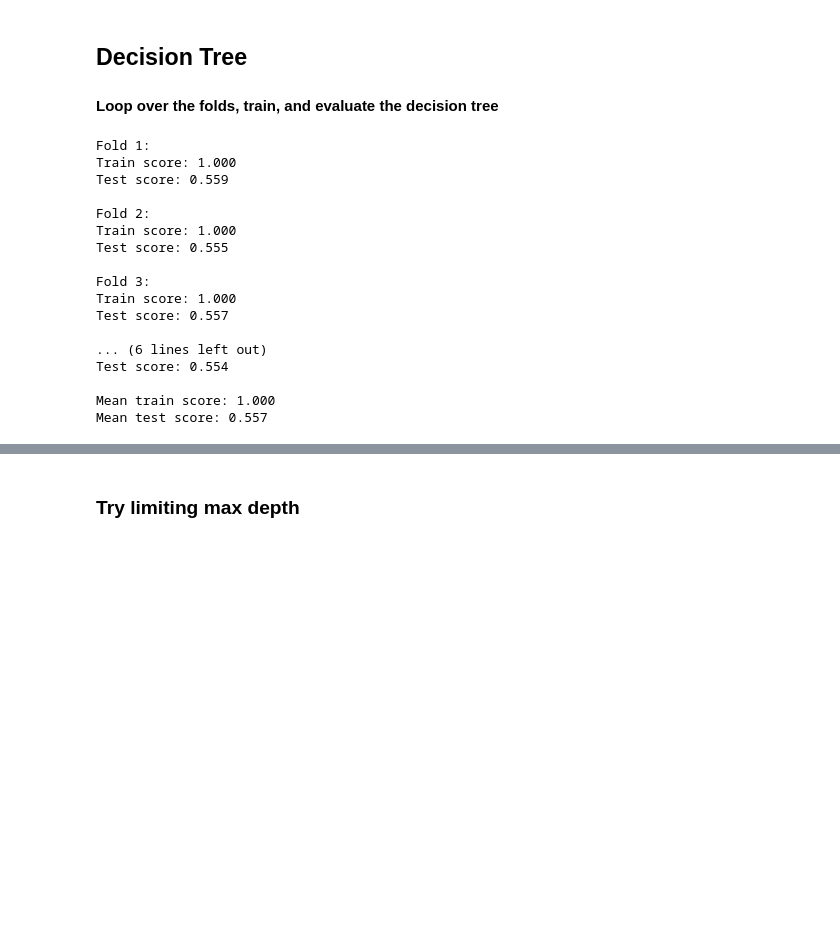
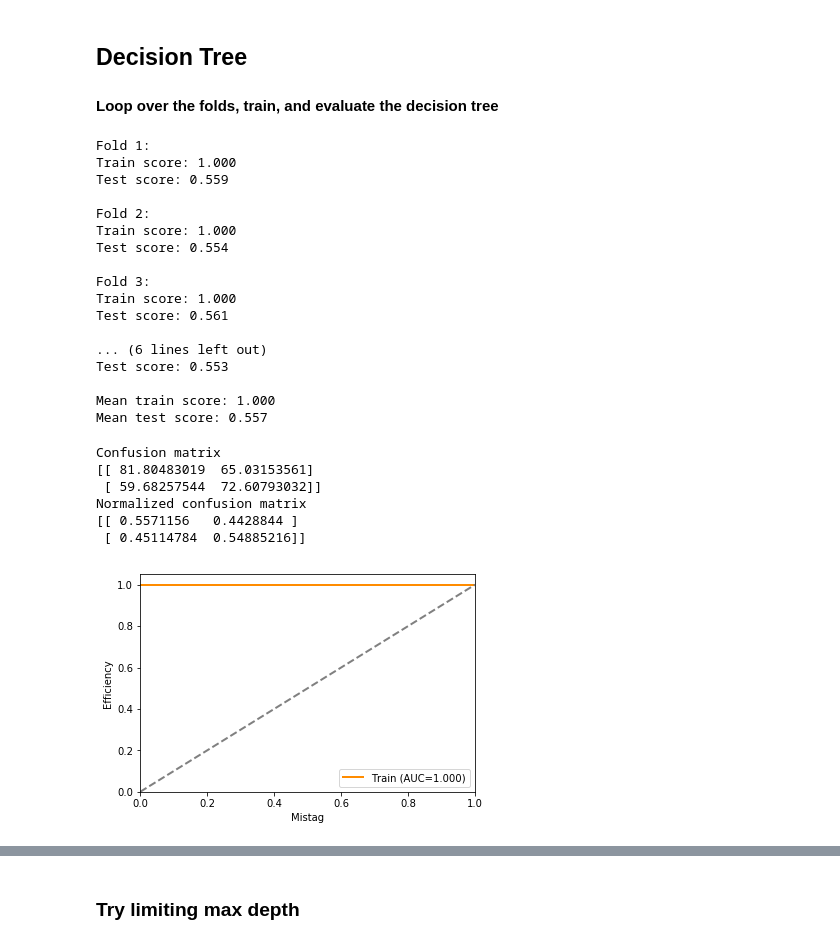
Before and after one commit to RohanBhandari/gs_classifier, a Jupyter notebook: gs_classifier.ipynb, the cells around one changed output, grey strips where cells are left out. Drawn from its saved outputs; the diff is of its cells as text; code cells hidden in the pictures; blank space fills up the shorter version.

```diff
--- a/gs_classifier.ipynb
+++ b/gs_classifier.ipynb
@@ -55,7 +55,7 @@ from sklearn.metrics import roc_auc_score
 tree = DecisionTreeClassifier()
 train_scores = []
 test_scores = []
-for idx, (train, test) in enumerate(kf.split(X, y)):
+for idx, (train, test) in enumerate(kf.split(feats, y)):
     # Setup weights and train/test sets
     train_weights = list(feats.iloc[train,0])
     X_train, y_train = feats.iloc[train,1:12], y.iloc[train]
@@ -81,14 +81,34 @@ Test score: 0.559
 
 Fold 2:
 Train score: 1.000
-Test score: 0.555
+Test score: 0.554
 
 Fold 3:
 Train score: 1.000
-Test score: 0.557
+Test score: 0.561
 
 ... (6 lines left out)
-Test score: 0.554
+Test score: 0.553
 
 Mean train score: 1.000
 Mean test score: 0.557
+# %%
+### Confusion matrix for fold 5
+from sklearn.metrics import confusion_matrix
+cm = confusion_matrix(y_test, tree.predict(X_test), sample_weight=test_weights)
+print("Confusion matrix")
+print(cm)
+print("Normalized confusion matrix")
+print(cm.astype('float')/cm.sum(axis=1)[:, np.newaxis])
+# %% [output]
+Confusion matrix
+[[ 81.80483019  65.03153561]
+ [ 59.68257544  72.60793032]]
+Normalized confusion matrix
+[[ 0.5571156   0.4428844 ]
+ [ 0.45114784  0.54885216]]
+# %%
+# Training ROC
+plot_roc([y_train], [tree.predict(X_train)], 1, [train_weights])
+# %% [output]
+[figure, added]
```
Also changed, not shown: parts of 10 cells of this notebook, 3 other files.
